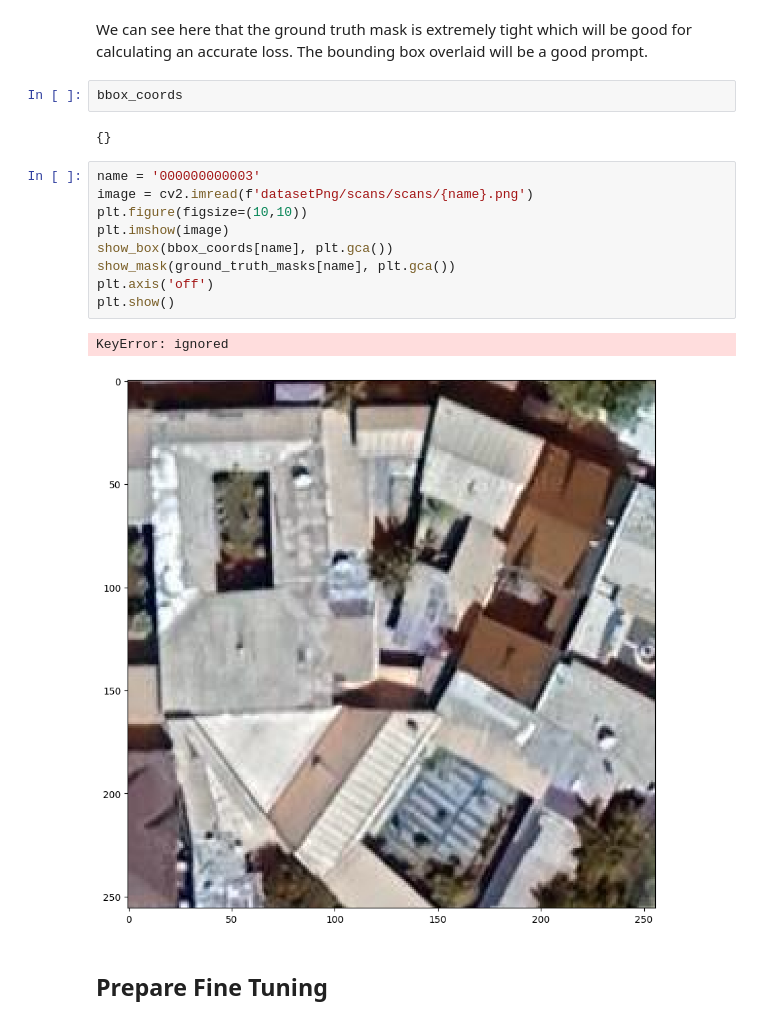
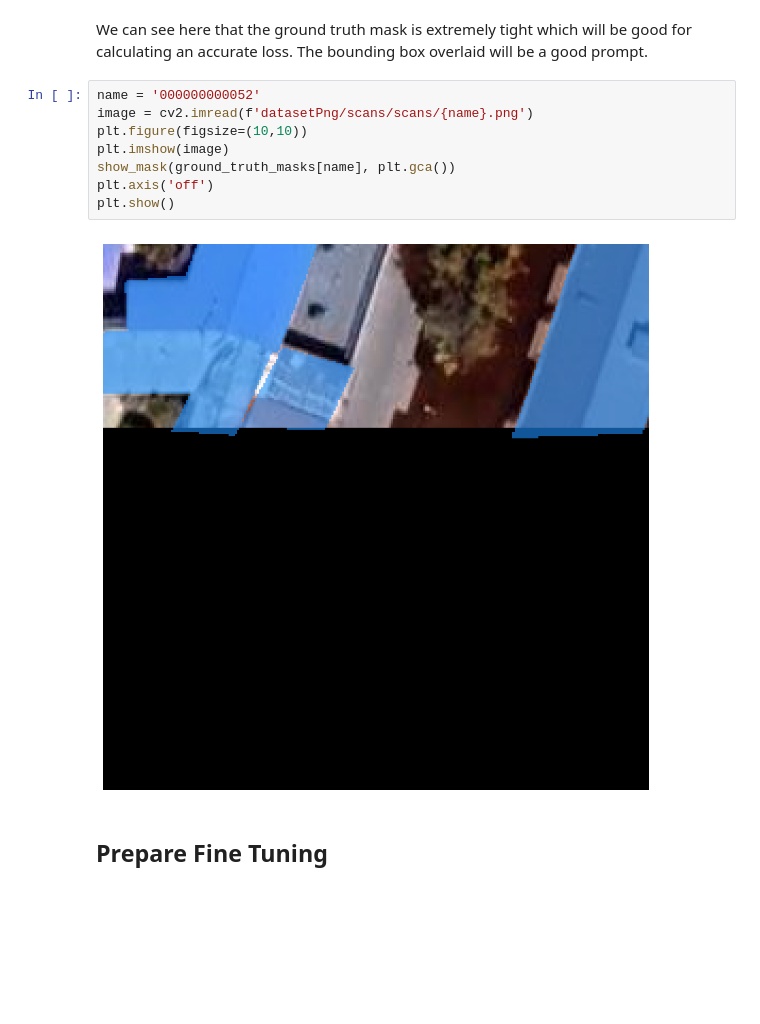
Before and after one commit to NodiraTillayeva/UzbekGIS, a Jupyter notebook: Fine_Tuning_SAM.ipynb, the cells around one changed output. Saved outputs shown, nothing was run; the diff lists cells and outputs as text; blank space fills up the shorter version.

```diff
--- a/Fine_Tuning_SAM.ipynb
+++ b/Fine_Tuning_SAM.ipynb
@@ -93,22 +81,16 @@ def show_box(box, ax):
 # %% [markdown]
 We can see here that the ground truth mask is extremely tight which will be good for calculating an accurate loss.
 The bounding box overlaid will be a good prompt.
-# %%
-bbox_coords
-# %% [output]
-{}
 # %%
-name = '000000000003'
+name = '000000000052'
 image = cv2.imread(f'datasetPng/scans/scans/{name}.png')
 plt.figure(figsize=(10,10))
 plt.imshow(image)
-show_box(bbox_coords[name], plt.gca())
 show_mask(ground_truth_masks[name], plt.gca())
 plt.axis('off')
 plt.show()
 # %% [output]
-KeyError: ignored
-[figure, old version]
+[figure, new version]
 # %% [markdown]
 ## Prepare Fine Tuning
 # %%
```
Also changed, not shown: parts of 13 cells of this notebook.
